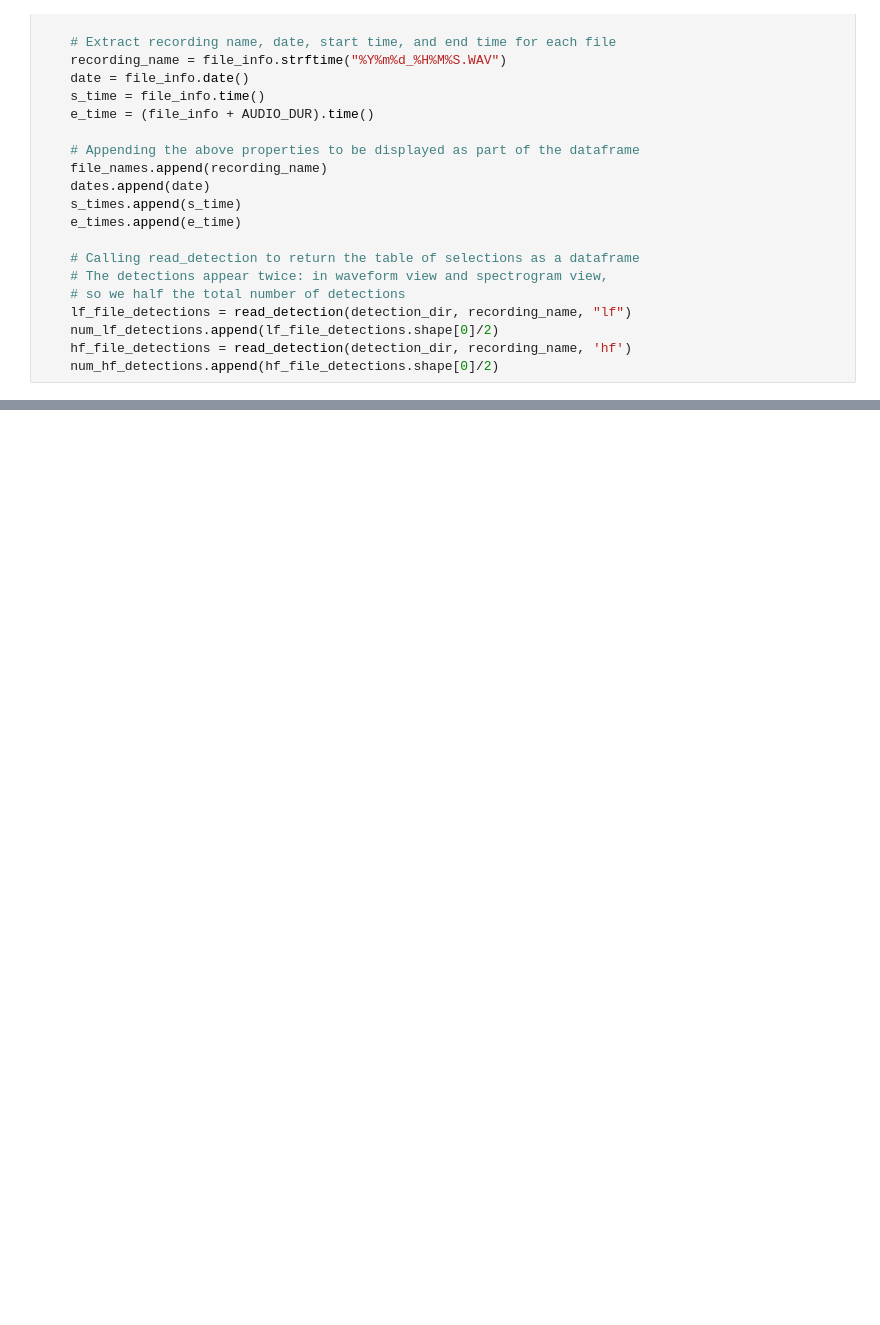
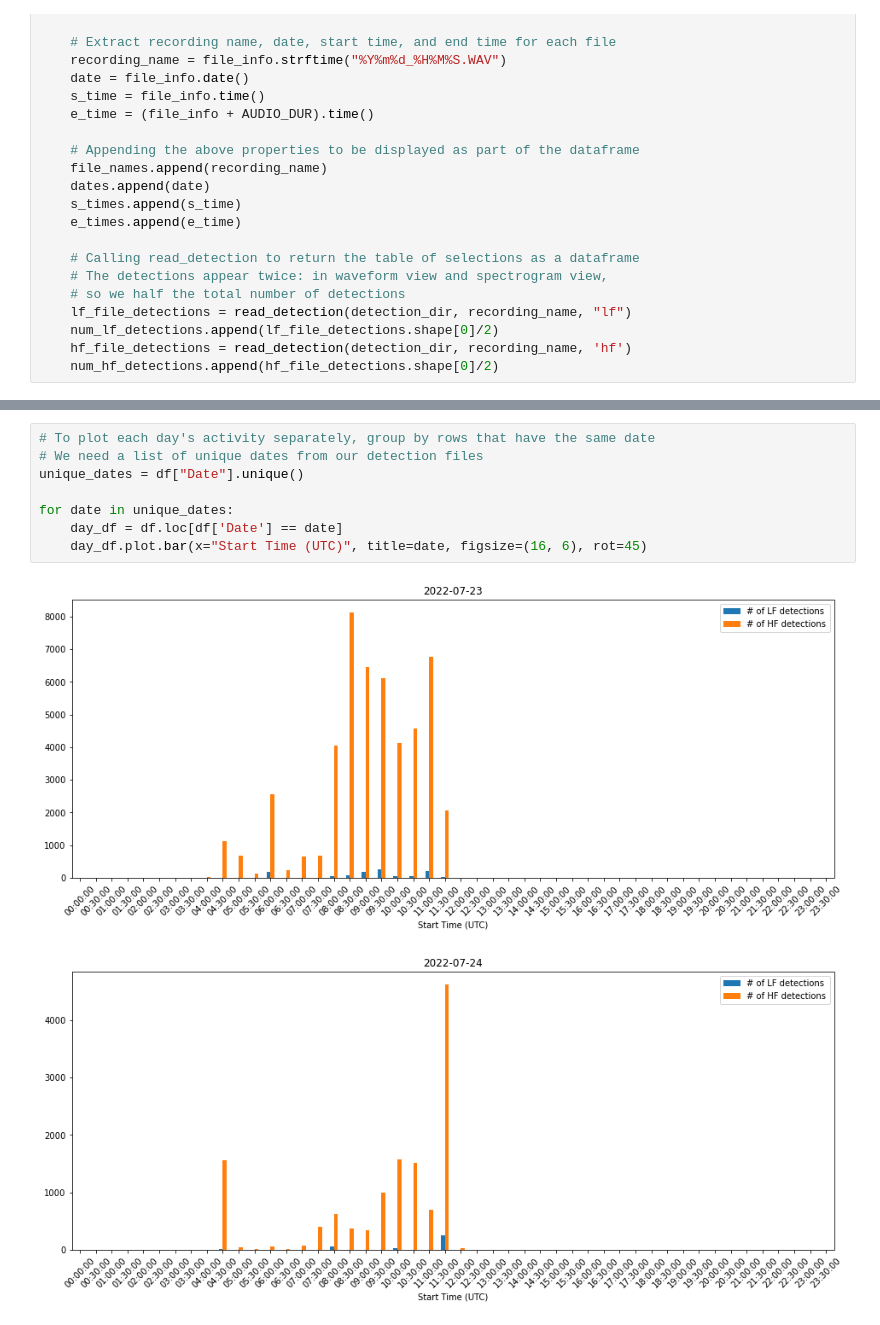
Before and after one commit to uw-echospace/ubna-field, a Jupyter notebook: notebooks/histogramPlotter.ipynb, the cells around one changed output, grey strips where cells are left out. Drawn from its saved outputs; the diff is of its cells as text; blank space fills up the shorter version.

Commit message:
Added individual day activity functionality

```diff
--- a/notebooks/histogramPlotter.ipynb
+++ b/notebooks/histogramPlotter.ipynb
@@ -106 +103,12 @@ df
+# %%
+# To plot each day's activity separately, group by rows that have the same date
+# We need a list of unique dates from our detection files
+unique_dates = df["Date"].unique()
+
+for date in unique_dates:
+    day_df = df.loc[df['Date'] == date]
+    day_df.plot.bar(x="Start Time (UTC)", title=date, figsize=(16, 6), rot=45)
+# %% [output]
+[figure, added]
+[figure, added]
 # %%
```
Also changed, not shown: parts of 4 cells of this notebook.
